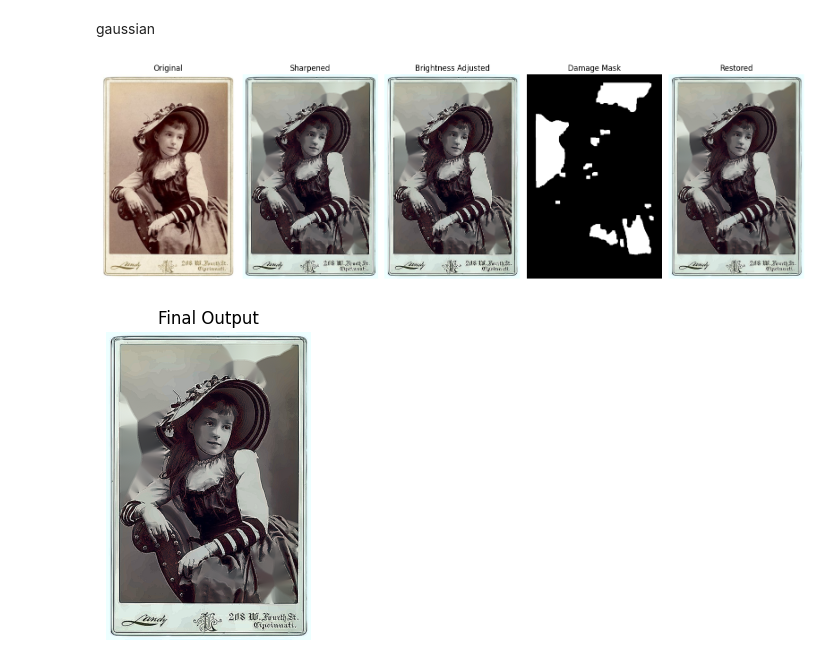
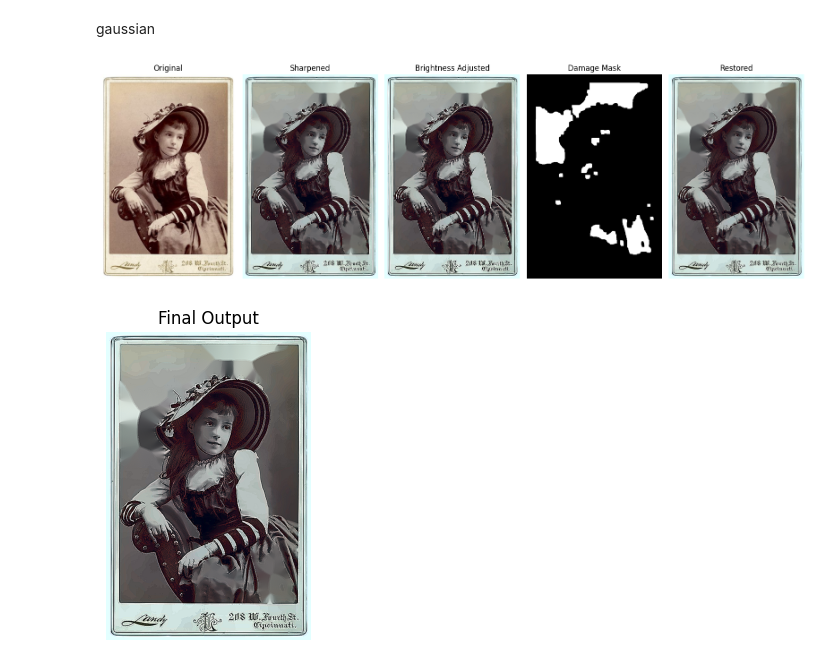
Before and after one commit to Image-Processing-Photo-Restoration/Photo-Restoration, a Jupyter notebook: photo-restore.ipynb, the cells around one changed output. Saved outputs shown, nothing was run; the diff lists cells and outputs as text; code cells hidden in the pictures.

```diff
--- a/photo-restore.ipynb
+++ b/photo-restore.ipynb
@@ -166,11 +166,11 @@ def sharpen_image(photo):
     return sharp
 
 
-def adjust_brightness(photo, grey, threshold=100, gamma=1.5):
+def adjust_brightness(photo, grey, threshold=100, gamma=0.5):
     brightness = np.mean(grey)
 
     if brightness < threshold:
-        corrected = np.power(photo / 255.0, 1 / gamma)
+        corrected = np.power(photo / 255.0, gamma)
         corrected = np.uint8(corrected * 255)
         return corrected
 
@@ -178,19 +178,20 @@ def adjust_brightness(photo, grey, threshold=100, gamma=1.5):
 
 
 def colour_correction(photo):
-    photo_ycrcb = cv2.cvtColor(photo, cv2.COLOR_BGR2YCrCb)
-    y, cr, cb = cv2.split(photo_ycrcb)
 
-    cr_corrected = cr - (np.mean(cr) - 128)
-    cb_corrected = cb - (np.mean(cb) - 128)
+    photo_lab = cv2.cvtColor(photo, cv2.COLOR_BGR2Lab)
+    l, a, b = cv2.split(photo_lab)
 
-    cr_corrected = np.clip(cr_corrected, 0, 255).astype(np.uint8)
-    cb_corrected = np.clip(cb_corrected, 0, 255).astype(np.uint8)
+    a_corrected = a - (np.mean(a) - 128)
+    b_corrected = b - (np.mean(b) - 128)
 
-    y_eq = cv2.equalizeHist(y)
+    a_corrected = np.clip(a_corrected, 0, 255).astype(np.uint8)
+    b_corrected = np.clip(b_corrected, 0, 255).astype(np.uint8)
 
-    img_ycrcb_corrected = cv2.merge((y_eq, cr_corrected, cb_corrected))
-    final_img = cv2.cvtColor(img_ycrcb_corrected, cv2.COLOR_YCrCb2BGR)
+    L_eq = cv2.equalizeHist(l)
+
+    lab_corrected = cv2.merge((L_eq, a_corrected, b_corrected))
+    final_img = cv2.cvtColor(lab_corrected, cv2.COLOR_LAB2BGR)
 
     return final_img
 
@@ -261,32 +262,32 @@ def restore_photo(photo):
 
     output = denoise_image(output)
 
     output = colour_correction(output)
 
     grey = cv2.cvtColor(output, cv2.COLOR_BGR2GRAY)
     output = adjust_brightness(output, grey)
 
     grey = cv2.cvtColor(output, cv2.COLOR_BGR2GRAY)
     if needs_gaussian(grey):
         output = gaussian(output)
 
     grey = cv2.cvtColor(output, cv2.COLOR_BGR2GRAY)
     if needs_inpainting(grey):
         damage_mask, output = inpainting(output)
     else:
         damage_mask = np.zeros(output.shape[:2], np.uint8)
 
     output = sharpen_image(output)
 
     return damage_mask, output
 
 
 photo = cv2.imread('sample-photos/old_photo_28.jpg')
 
 damage_mask, final_output = restore_photo(photo)
 
 show_results(photo, final_output, final_output, damage_mask, final_output)
 show_image("Final Output", final_output)
 # %% [output]
-[figure, old version]
+[figure, new version]
-[figure, old version]
+[figure, new version]
```
Also changed, not shown: 1 other file.
